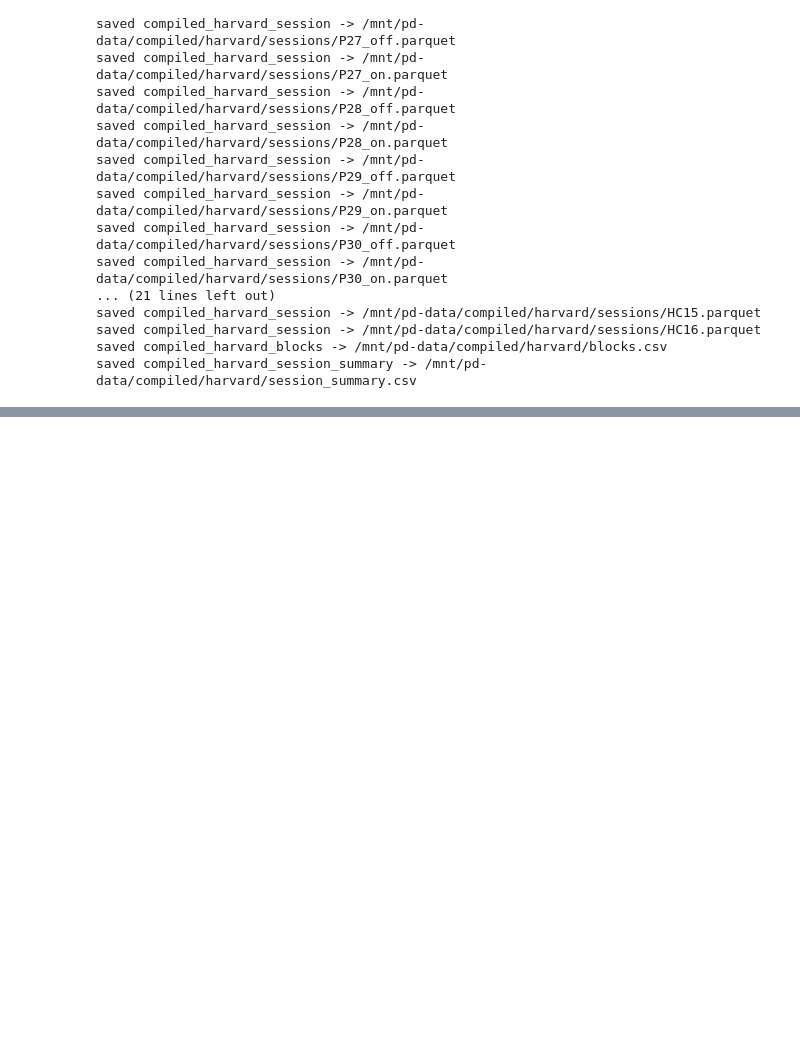
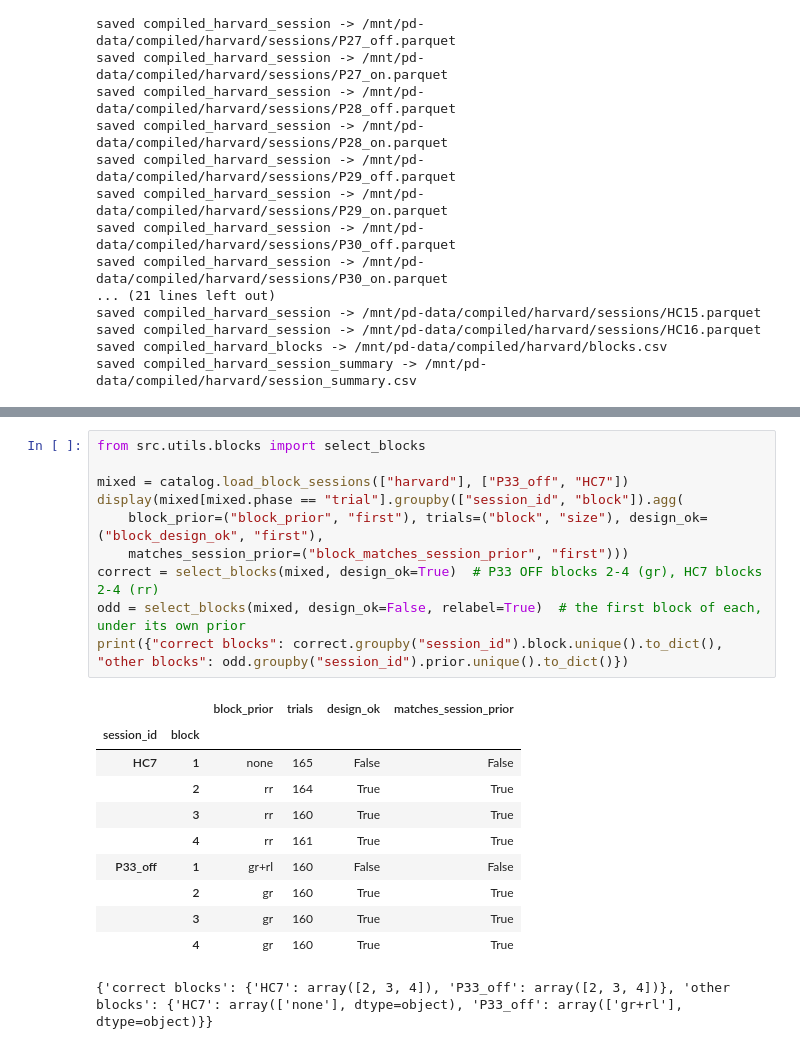
Before and after one commit to vaibrainium/bayesian-priors-in-pd-subtype, a Jupyter notebook: notebooks/0.02-harvard-sessions-check-and-compile.ipynb, the cells around one changed output, grey strips where cells are left out. Cells and saved outputs as stored; diff of their text form; blank space fills up the shorter version.

```diff
--- a/notebooks/0.02-harvard-sessions-check-and-compile.ipynb
+++ b/notebooks/0.02-harvard-sessions-check-and-compile.ipynb
@@ -288,0 +295,22 @@ saved compiled_harvard_session_summary -> /mnt/pd-data/compiled/harvard/session_
+# %%
+from src.utils.blocks import select_blocks
+
+mixed = catalog.load_block_sessions(["harvard"], ["P33_off", "HC7"])
+display(mixed[mixed.phase == "trial"].groupby(["session_id", "block"]).agg(
+    block_prior=("block_prior", "first"), trials=("block", "size"), design_ok=("block_design_ok", "first"),
+    matches_session_prior=("block_matches_session_prior", "first")))
+correct = select_blocks(mixed, design_ok=True)  # P33 OFF blocks 2-4 (gr), HC7 blocks 2-4 (rr)
+odd = select_blocks(mixed, design_ok=False, relabel=True)  # the first block of each, under its own prior
+print({"correct blocks": correct.groupby("session_id").block.unique().to_dict(), "other blocks": odd.groupby("session_id").prior.unique().to_dict()})
+# %% [output]
+|  |  | block_prior | trials | design_ok | matches_session_prior |
+| session_id | block |  |  |  |  |
+| HC7 | 1 | none | 165 | False | False |
+|  | 2 | rr | 164 | True | True |
+|  | 3 | rr | 160 | True | True |
+|  | 4 | rr | 161 | True | True |
+| P33_off | 1 | gr+rl | 160 | False | False |
+|  | 2 | gr | 160 | True | True |
+|  | 3 | gr | 160 | True | True |
+|  | 4 | gr | 160 | True | True |
+{'correct blocks': {'HC7': array([2, 3, 4]), 'P33_off': array([2, 3, 4])}, 'other blocks': {'HC7': array(['none'], dtype=object), 'P33_off': array(['gr+rl'], dtype=object)}}
```
Also changed, not shown: parts of 1 cell of this notebook, 3 other files.
